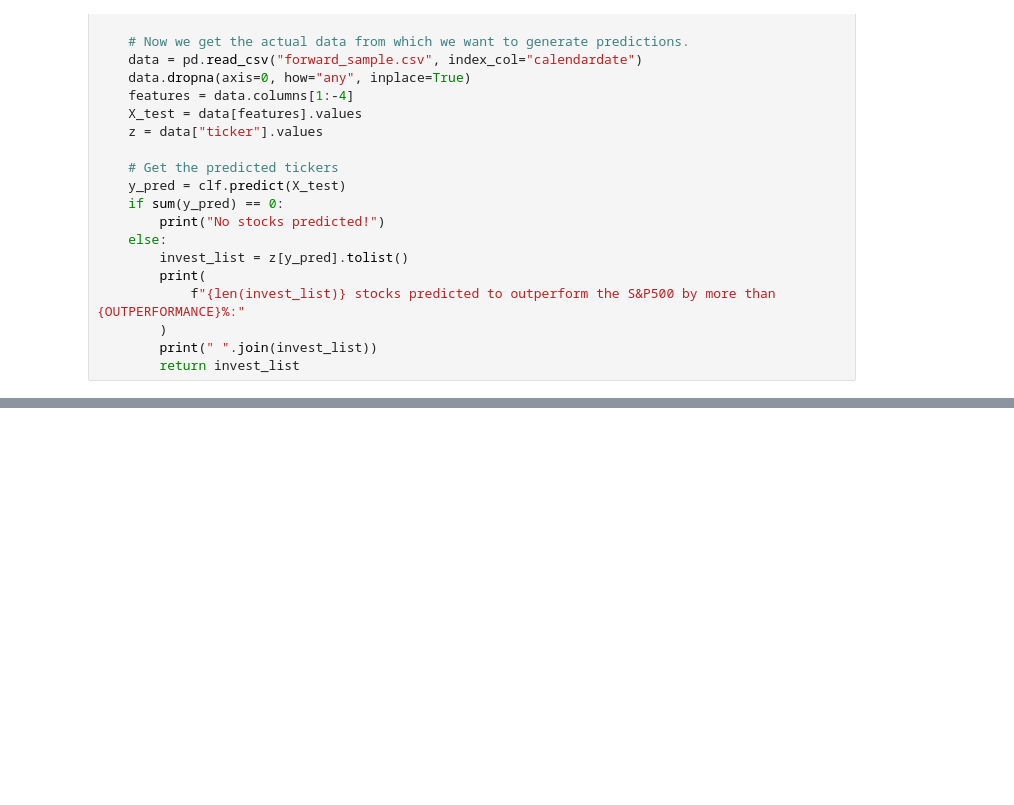
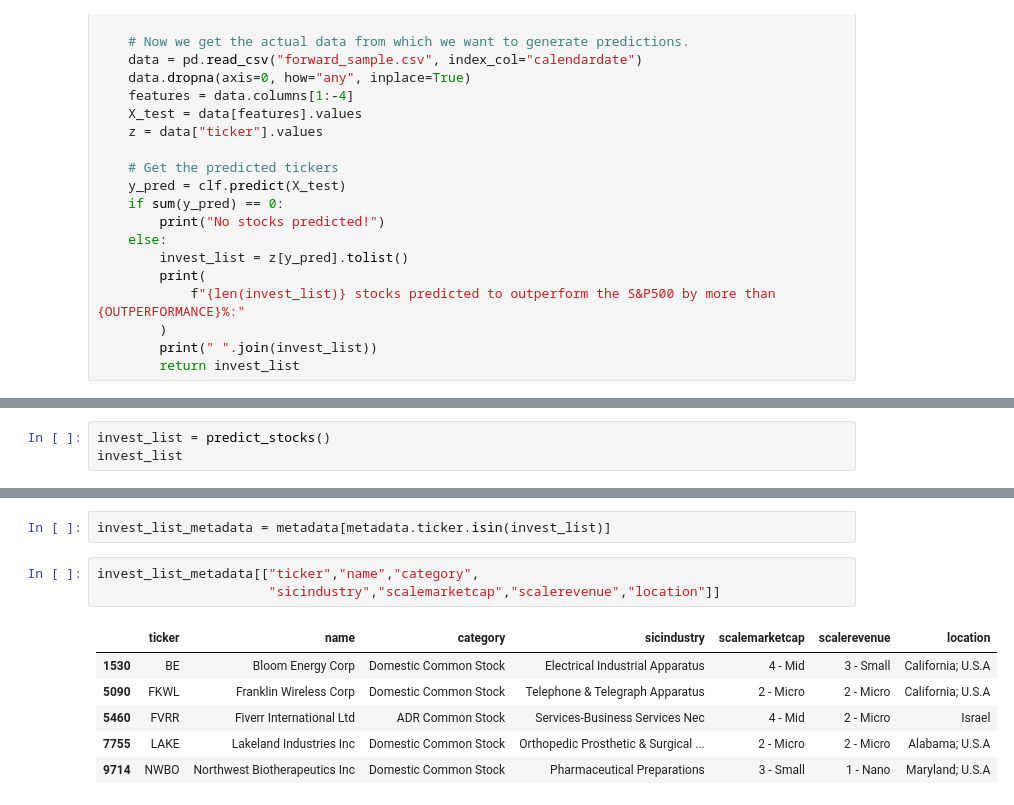
Before and after one commit to JonathanJing/Stock-Trading-Strategy, a Jupyter notebook: Stage1_Backtest.ipynb, the cells around one changed output, grey strips where cells are left out. Saved outputs shown, nothing was run; the diff lists cells and outputs as text; blank space fills up the shorter version.

```diff
--- a/Stage1_Backtest.ipynb
+++ b/Stage1_Backtest.ipynb
@@ -225,0 +204,3 @@ ADS APEX BE BRQS CCXI CHMP CLWR CTGO CYTK EDSA FKWL FLXT GRBK GSB GTMM HMNY MTEM
+# %%
+invest_list = predict_stocks()
+invest_list
@@ -225,0 +254,12 @@ ADS APEX BE BRQS CCXI CHMP CLWR CTGO CYTK EDSA FKWL FLXT GRBK GSB GTMM HMNY MTEM
+# %%
+invest_list_metadata = metadata[metadata.ticker.isin(invest_list)]
+# %%
+invest_list_metadata[["ticker","name","category",
+                      "sicindustry","scalemarketcap","scalerevenue","location"]]
+# %% [output]
+|  | ticker | name | category | sicindustry | scalemarketcap | scalerevenue | location |
+| 1530 | BE | Bloom Energy Corp | Domestic Common Stock | Electrical Industrial Apparatus | 4 - Mid | 3 - Small | California; U.S.A |
+| 5090 | FKWL | Franklin Wireless Corp | Domestic Common Stock | Telephone & Telegraph Apparatus | 2 - Micro | 2 - Micro | California; U.S.A |
+| 5460 | FVRR | Fiverr International Ltd | ADR Common Stock | Services-Business Services Nec | 4 - Mid | 2 - Micro | Israel |
+| 7755 | LAKE | Lakeland Industries Inc | Domestic Common Stock | Orthopedic Prosthetic & Surgical ... | 2 - Micro | 2 - Micro | Alabama; U.S.A |
+| 9714 | NWBO | Northwest Biotherapeutics Inc | Domestic Common Stock | Pharmaceutical Preparations | 3 - Small | 1 - Nano | Maryland; U.S.A |
```
Also changed, not shown: parts of 5 cells of this notebook, 9 other files.
